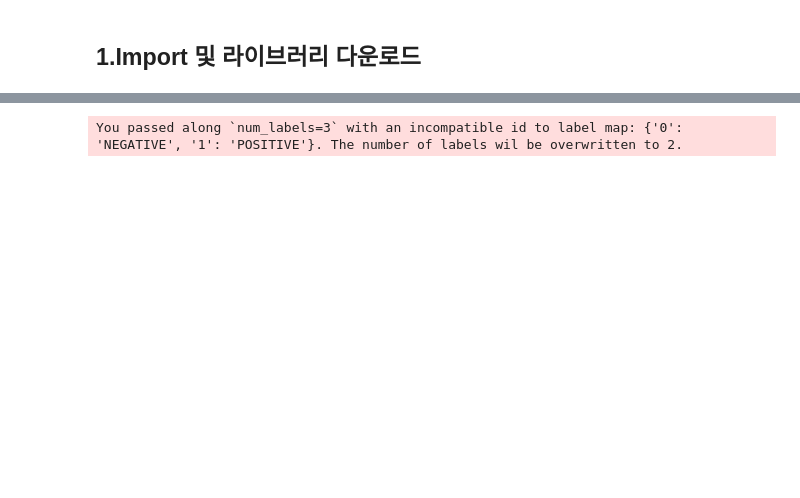
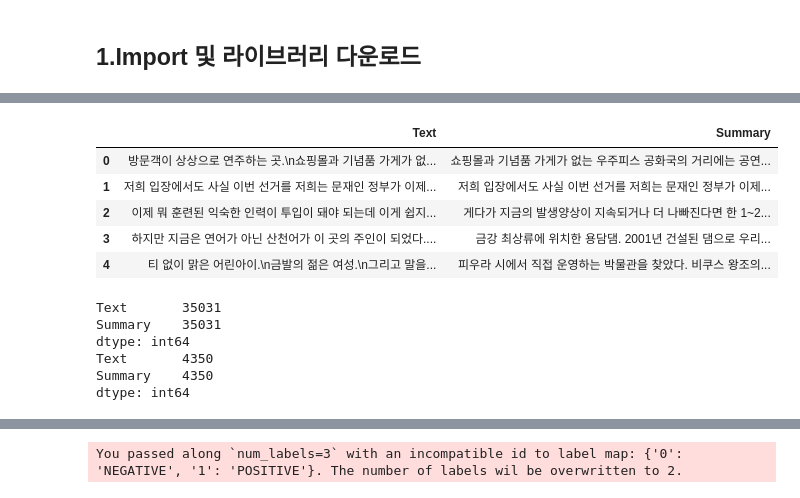
Before and after one commit to AIFFEL-NLP-PROJECT/Aiffelthon, a Jupyter notebook: Model/KoBART/koBART_Modelling_20per_2.ipynb, the cells around one changed output, grey strips where cells are left out. Cells and saved outputs as stored; diff of their text form; code cells hidden in the pictures; blank space fills up the shorter version.

```diff
--- a/Model/KoBART/koBART_Modelling_20per_2.ipynb
+++ b/Model/KoBART/koBART_Modelling_20per_2.ipynb
@@ -99 +141,20 @@ pandas.core.series.Series
+# %%
+train_20per.head()
+# %% [output]
+|  | Text | Summary |
+| 0 | 방문객이 상상으로 연주하는 곳.\n쇼핑몰과 기념품 가게가 없... | 쇼핑몰과 기념품 가게가 없는 우주피스 공화국의 거리에는 공연... |
+| 1 | 저희 입장에서도 사실 이번 선거를 저희는 문재인 정부가 이제... | 저희 입장에서도 사실 이번 선거를 저희는 문재인 정부가 이제... |
+| 2 | 이제 뭐 훈련된 익숙한 인력이 투입이 돼야 되는데 이게 쉽지... | 게다가 지금의 발생양상이 지속되거나 더 나빠진다면 한 1~2... |
+| 3 | 하지만 지금은 연어가 아닌 산천어가 이 곳의 주인이 되었다.... | 금강 최상류에 위치한 용담댐. 2001년 건설된 댐으로 우리... |
+| 4 | 티 없이 맑은 어린아이.\n금발의 젊은 여성.\n그리고 말을... | 피우라 시에서 직접 운영하는 박물관을 찾았다. 비쿠스 왕조의... |
+# %%
+print(train_20per.count())
+print(val_20per.count())
+# %% [output]
+Text       35031
+Summary    35031
+dtype: int64
+Text       4350
+Summary    4350
+dtype: int64
 # %%
```
Also changed, not shown: parts of 44 cells of this notebook.
